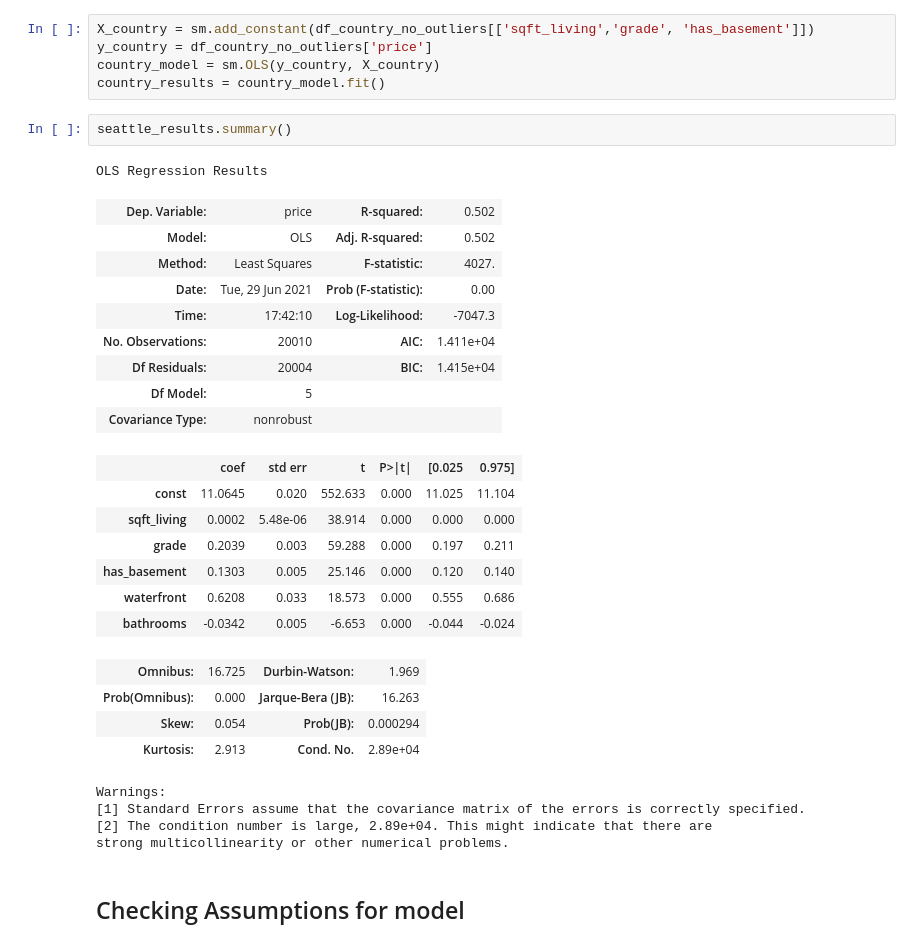
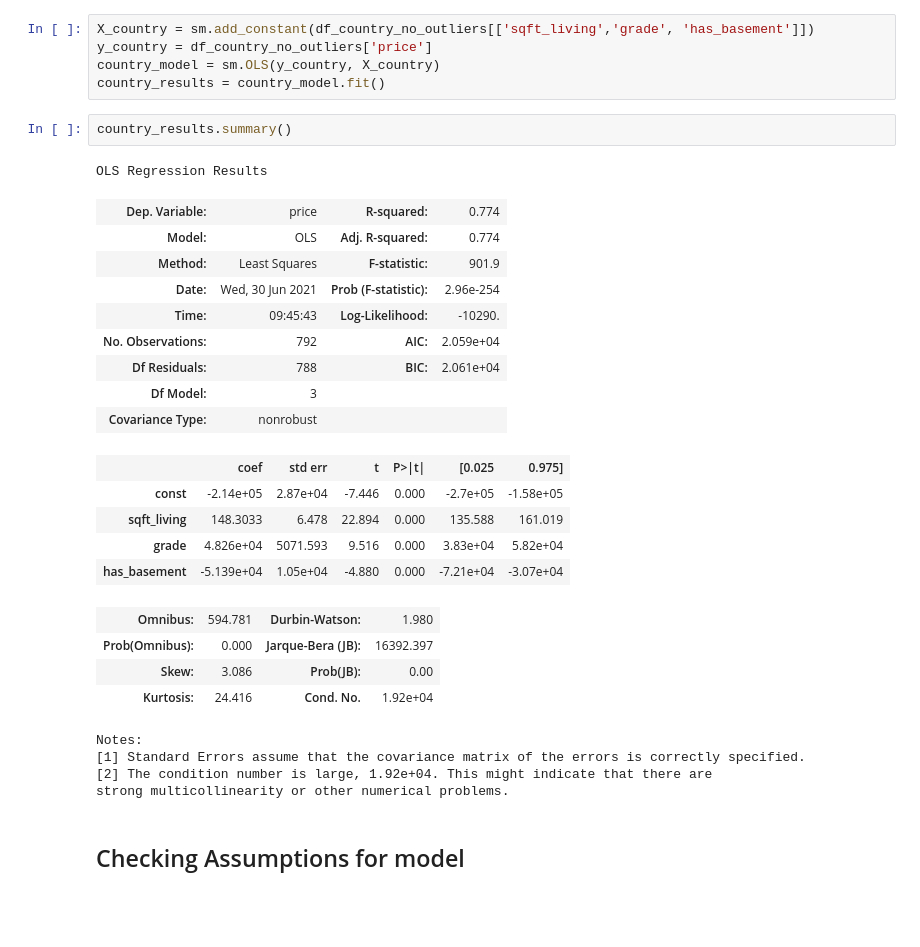
Before and after one commit to kjkahalley/King-County-housing-analysis, a Jupyter notebook: notebooks/exploratory/killian/main_notebook.ipynb, the cells around one changed output. Drawn from its saved outputs; the diff is of its cells as text; blank space fills up the shorter version.

Commit message:
finished country report

```diff
--- a/notebooks/exploratory/killian/main_notebook.ipynb
+++ b/notebooks/exploratory/killian/main_notebook.ipynb
@@ -300,32 +307,30 @@ y_country = df_country_no_outliers['price']
 country_model = sm.OLS(y_country, X_country)
 country_results = country_model.fit()
 # %%
-seattle_results.summary()
+country_results.summary()
 # %% [output]
 OLS Regression Results
-| Dep. Variable: | price | R-squared: | 0.502 |
-| Model: | OLS | Adj. R-squared: | 0.502 |
-| Method: | Least Squares | F-statistic: | 4027. |
-| Date: | Tue, 29 Jun 2021 | Prob (F-statistic): | 0.00 |
-| Time: | 17:42:10 | Log-Likelihood: | -7047.3 |
-| No. Observations: | 20010 | AIC: | 1.411e+04 |
-| Df Residuals: | 20004 | BIC: | 1.415e+04 |
-| Df Model: | 5 |  |  |
+| Dep. Variable: | price | R-squared: | 0.774 |
+| Model: | OLS | Adj. R-squared: | 0.774 |
+| Method: | Least Squares | F-statistic: | 901.9 |
+| Date: | Wed, 30 Jun 2021 | Prob (F-statistic): | 2.96e-254 |
+| Time: | 09:45:43 | Log-Likelihood: | -10290. |
+| No. Observations: | 792 | AIC: | 2.059e+04 |
+| Df Residuals: | 788 | BIC: | 2.061e+04 |
+| Df Model: | 3 |  |  |
 | Covariance Type: | nonrobust |  |  |
 |  | coef | std err | t | P>|t| | [0.025 | 0.975] |
-| const | 11.0645 | 0.020 | 552.633 | 0.000 | 11.025 | 11.104 |
-| sqft_living | 0.0002 | 5.48e-06 | 38.914 | 0.000 | 0.000 | 0.000 |
-| grade | 0.2039 | 0.003 | 59.288 | 0.000 | 0.197 | 0.211 |
-| has_basement | 0.1303 | 0.005 | 25.146 | 0.000 | 0.120 | 0.140 |
-| waterfront | 0.6208 | 0.033 | 18.573 | 0.000 | 0.555 | 0.686 |
-| bathrooms | -0.0342 | 0.005 | -6.653 | 0.000 | -0.044 | -0.024 |
+| const | -2.14e+05 | 2.87e+04 | -7.446 | 0.000 | -2.7e+05 | -1.58e+05 |
+| sqft_living | 148.3033 | 6.478 | 22.894 | 0.000 | 135.588 | 161.019 |
+| grade | 4.826e+04 | 5071.593 | 9.516 | 0.000 | 3.83e+04 | 5.82e+04 |
+| has_basement | -5.139e+04 | 1.05e+04 | -4.880 | 0.000 | -7.21e+04 | -3.07e+04 |
-| Omnibus: | 16.725 | Durbin-Watson: | 1.969 |
-| Prob(Omnibus): | 0.000 | Jarque-Bera (JB): | 16.263 |
-| Skew: | 0.054 | Prob(JB): | 0.000294 |
-| Kurtosis: | 2.913 | Cond. No. | 2.89e+04 |
+| Omnibus: | 594.781 | Durbin-Watson: | 1.980 |
+| Prob(Omnibus): | 0.000 | Jarque-Bera (JB): | 16392.397 |
+| Skew: | 3.086 | Prob(JB): | 0.00 |
+| Kurtosis: | 24.416 | Cond. No. | 1.92e+04 |
-Warnings:
+Notes:
 [1] Standard Errors assume that the covariance matrix of the errors is correctly specified.
-[2] The condition number is large, 2.89e+04. This might indicate that there are
+[2] The condition number is large, 1.92e+04. This might indicate that there are
 strong multicollinearity or other numerical problems.
 # %% [markdown]
 ## Checking Assumptions for model
```
Also changed, not shown: parts of 13 cells of this notebook, 1 other file.
